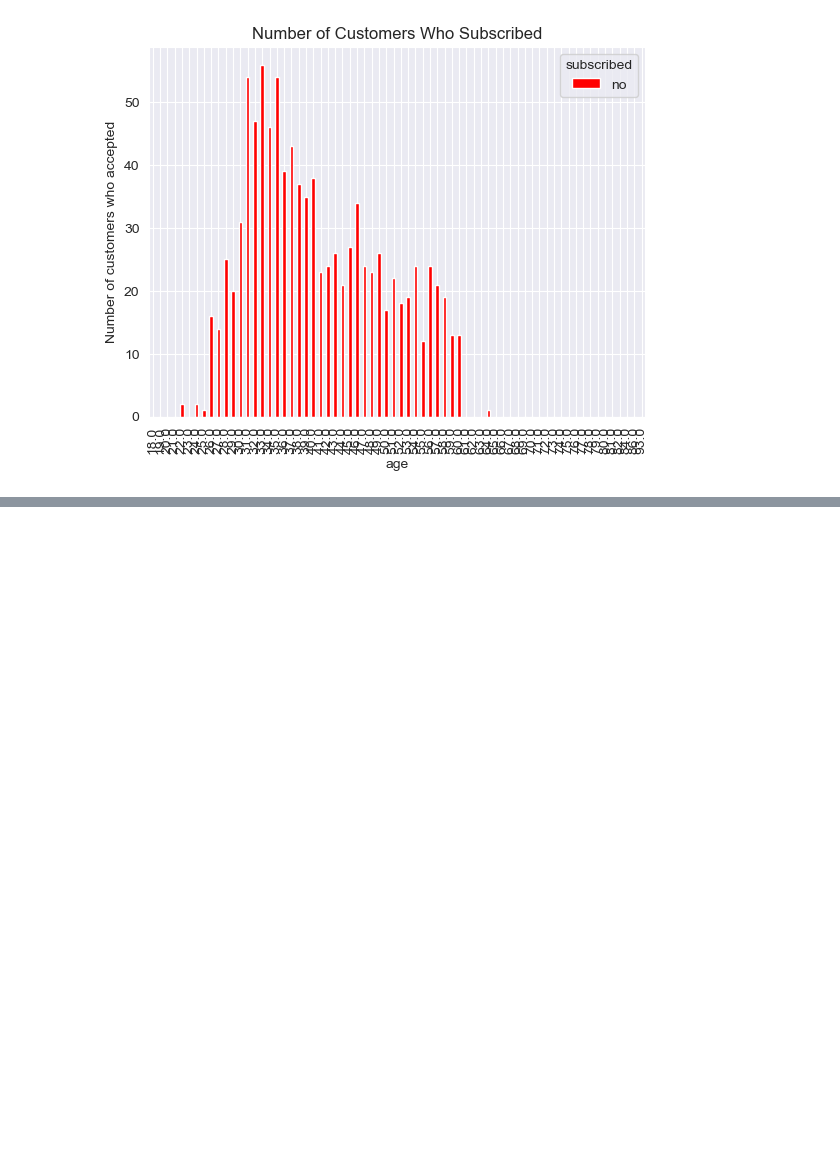
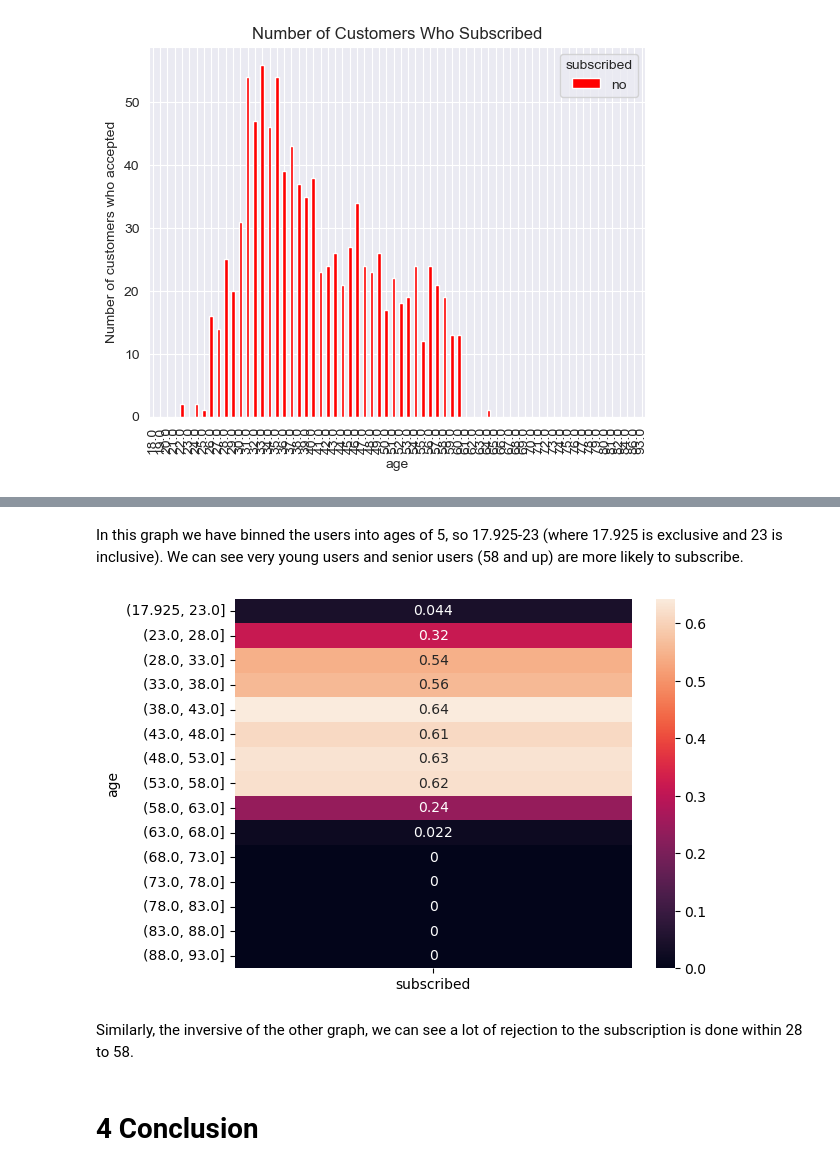
Before and after one commit to M-Byte480/Data-Mining-Assignments, a Jupyter notebook: lab1/Lab1.ipynb, the cells around one changed output, grey strips where cells are left out. Saved outputs shown, nothing was run; the diff lists cells and outputs as text; code cells hidden in the pictures; blank space fills up the shorter version.

```diff
--- a/lab1/Lab1.ipynb
+++ b/lab1/Lab1.ipynb
@@ -238,0 +264,17 @@ plt.show()
+# %% [markdown]
+In this graph we have binned the users into ages of 5, so 17.925-23 (where 17.925 is exclusive and 23 is inclusive). We can see very young users and senior users (58 and up) are more likely to subscribe.
+# %%
+copy_data_frame = data_frame.copy(deep=True)
+copy_data_frame['age'] = pd.cut(copy_data_frame['age'], bins=15)
+
+pivot_table_LCG = copy_data_frame.pivot_table(values='subscribed',
+                           index='age',
+                           aggfunc=lambda x: x.map({'yes':0, 'no':1}).mean())
+sns.heatmap(pivot_table_LCG, annot=True)
+plt.show()
+# %% [output]
+[figure, added]
+# %% [markdown]
+Similarly, the inversive of the other graph, we can see a lot of rejection to the subscription is done within 28 to 58.
+# %% [markdown]
+# 4 Conclusion
```
Also changed, not shown: parts of 9 cells of this notebook.
